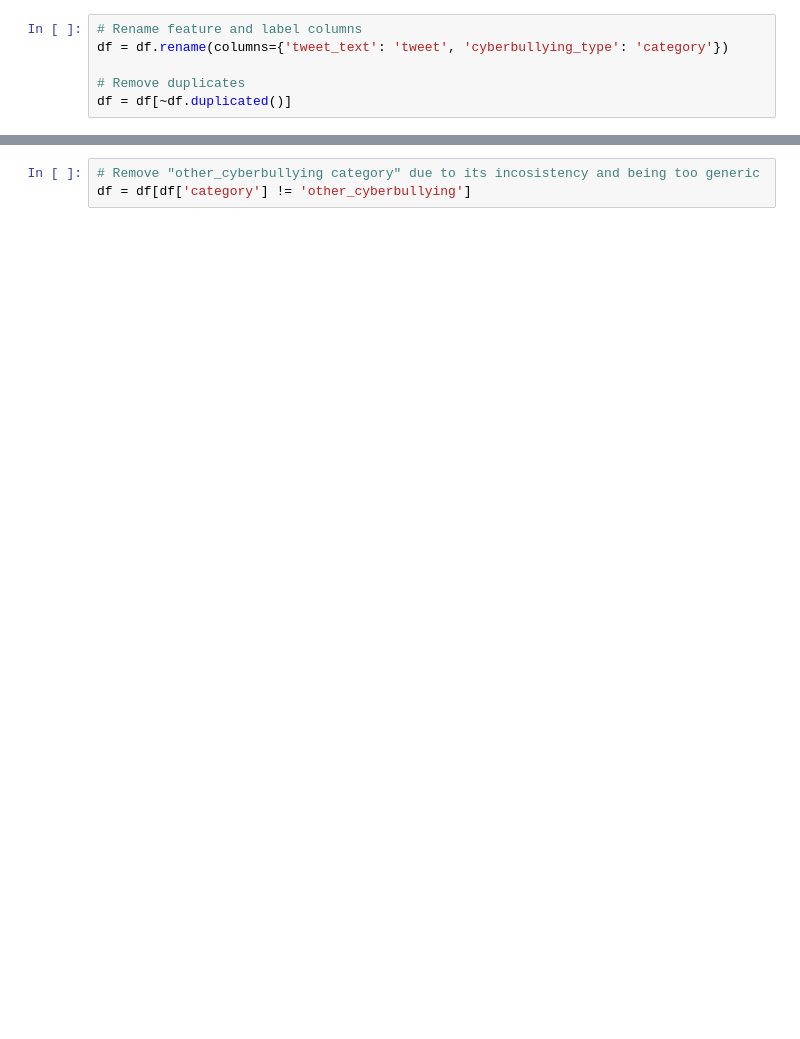
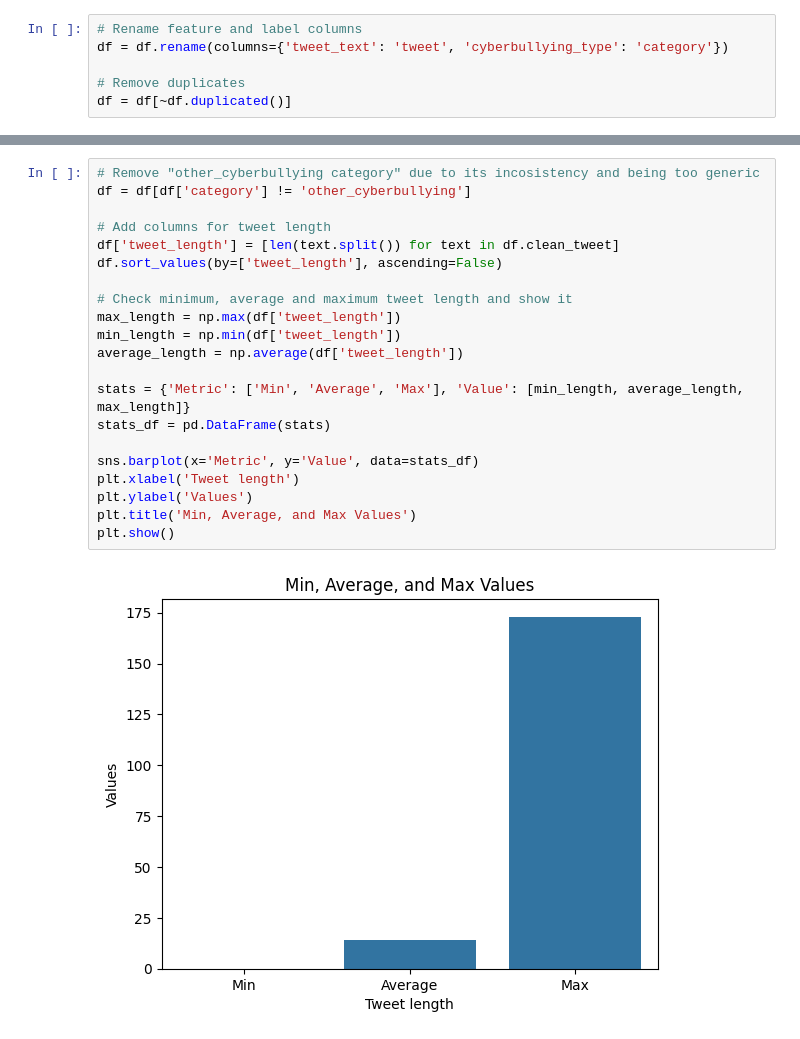
Before and after one commit to AleX77NP/Cyberbullying-detection, a Jupyter notebook: main.ipynb, the cells around one changed output, grey strips where cells are left out. Cells and saved outputs as stored; diff of their text form; blank space fills up the shorter version.

Commit message:
process data more

```diff
--- a/main.ipynb
+++ b/main.ipynb
@@ -50,3 +72,23 @@ plt.show()
-# %%
-# Remove "other_cyberbullying category" due to its incosistency and being too generic
-df = df[df['category'] != 'other_cyberbullying']
+# %%
+# Remove "other_cyberbullying category" due to its incosistency and being too generic
+df = df[df['category'] != 'other_cyberbullying']
+
+# Add columns for tweet length
+df['tweet_length'] = [len(text.split()) for text in df.clean_tweet]
+df.sort_values(by=['tweet_length'], ascending=False)
+
+# Check minimum, average and maximum tweet length and show it
+max_length = np.max(df['tweet_length'])
+min_length = np.min(df['tweet_length'])
+average_length = np.average(df['tweet_length'])
+
+stats = {'Metric': ['Min', 'Average', 'Max'], 'Value': [min_length, average_length, max_length]}
+stats_df = pd.DataFrame(stats)
+
+sns.barplot(x='Metric', y='Value', data=stats_df)
+plt.xlabel('Tweet length')
+plt.ylabel('Values')
+plt.title('Min, Average, and Max Values')
+plt.show()
+# %% [output]
+[figure, added]
```
Also changed, not shown: parts of 7 cells of this notebook.
